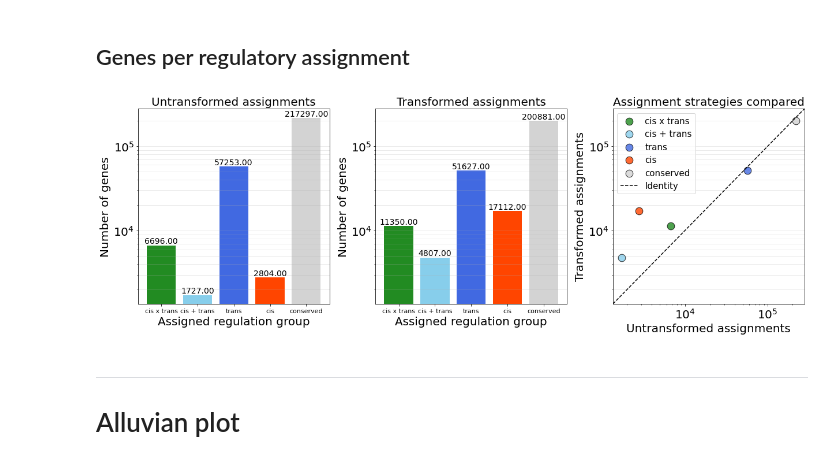
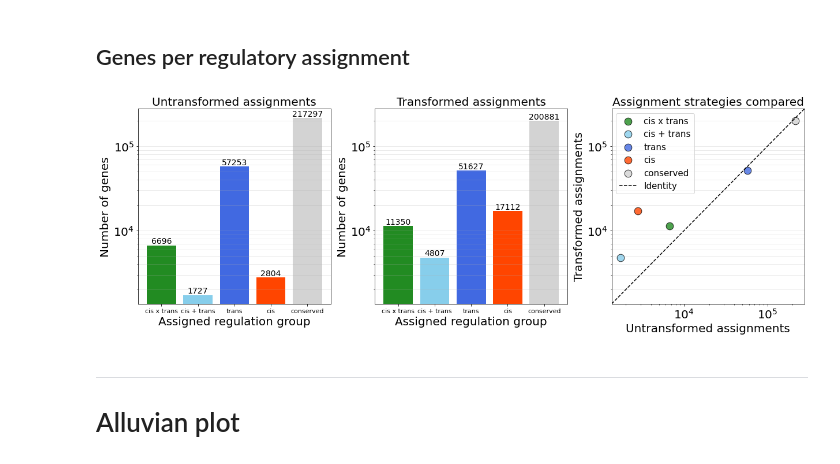
Before and after one commit to pachterlab/HCP_2024, a Jupyter notebook: analysis_Tsouris.ipynb, the cells around one changed output. Drawn from its saved outputs; the diff is of its cells as text; code cells hidden in the pictures.

```diff
--- a/analysis_Tsouris.ipynb
+++ b/analysis_Tsouris.ipynb
@@ -716,8 +716,8 @@ num_per_reg_group_theirs = []
 num_per_reg_group_ours = []
 
 for reg in reg_groups:
-    num_per_reg_group_theirs.append(sum(df['new_reg_group_theirs']==reg))
-    num_per_reg_group_ours.append(sum(df['new_reg_group_fdr']==reg))
+    num_per_reg_group_theirs.append(int(sum(df['new_reg_group_theirs']==reg)))
+    num_per_reg_group_ours.append(int(sum(df['new_reg_group_fdr']==reg)))
 # %%
 colors = [color_dict[reg] for reg in reg_groups]
 # %%
@@ -732,7 +732,7 @@ bars = ax[i].bar(range(len(num_per_reg_group_theirs)), num_per_reg_group_theirs,
 
 for bar in bars:
   height = bar.get_height()
-  ax[i].text(bar.get_x() + bar.get_width() / 2, height, f'{height:.2f}',
+  ax[i].text(bar.get_x() + bar.get_width() / 2, height, f'{height:.0f}',
              ha='center', va='bottom', fontsize=14)
 
 ax[i].set_xticks(range(len(num_per_reg_group_theirs)))
@@ -749,7 +749,7 @@ bars = ax[i].bar(range(len(num_per_reg_group_ours)), num_per_reg_group_ours, col
 
 for bar in bars:
   height = bar.get_height()
-  ax[i].text(bar.get_x() + bar.get_width() / 2, height, f'{height:.2f}',
+  ax[i].text(bar.get_x() + bar.get_width() / 2, height, f'{height:.0f}',
              ha='center', va='bottom',fontsize=14)
 
 ax[i].set_xticks(range(len(num_per_reg_group_ours)))
@@ -767,35 +767,35 @@ i = 2
 for r,reg in enumerate(reg_groups):
 
     ax[i].scatter(num_per_reg_group_theirs[r],num_per_reg_group_ours[r],
                   color = colors[r],s=160,alpha=0.8,
                   edgecolor='black',label=reg)
 
 ax[i].set_xscale('log')
 ax[i].set_yscale('log')
 ax[i].set_xlabel('Untransformed assignments',fontsize=axis_fs)
 ax[i].set_ylabel('Transformed assignments',fontsize=axis_fs)
 ax[i].set_title('Assignment strategies compared',fontsize=axis_fs)
 ax[i].yaxis.grid(which='both', alpha=0.5, linewidth=0.5)
 ax[i].minorticks_on()
 lims = ax[i].get_xlim()
 ax[i].plot(lims,lims,color='black',linestyle='--',label='Identity')
 ax[i].legend(fontsize=15)
 
 
 ax[i].set_ylim(lims)
 ax[i].set_xlim(lims)
 
 
 for ax_ in ax:
     ax_.tick_params(axis='x', which='major', labelsize=11)
     ax_.tick_params(axis='y', which='major', labelsize=20)
 ax[2].tick_params(axis='both', which='major', labelsize=20)
 
 plt.tight_layout()
-plt.savefig('supp2C',dpi=450,bbox_inches='tight')
+plt.savefig('./figs/supp_reg_assignments_bar',dpi=450,bbox_inches='tight')
 plt.show()
 # %% [output]
-[figure, old version]
+[figure, new version]
 # %% [markdown]
 ------
 
```
Also changed, not shown: parts of 4 cells of this notebook, 1 other file.
